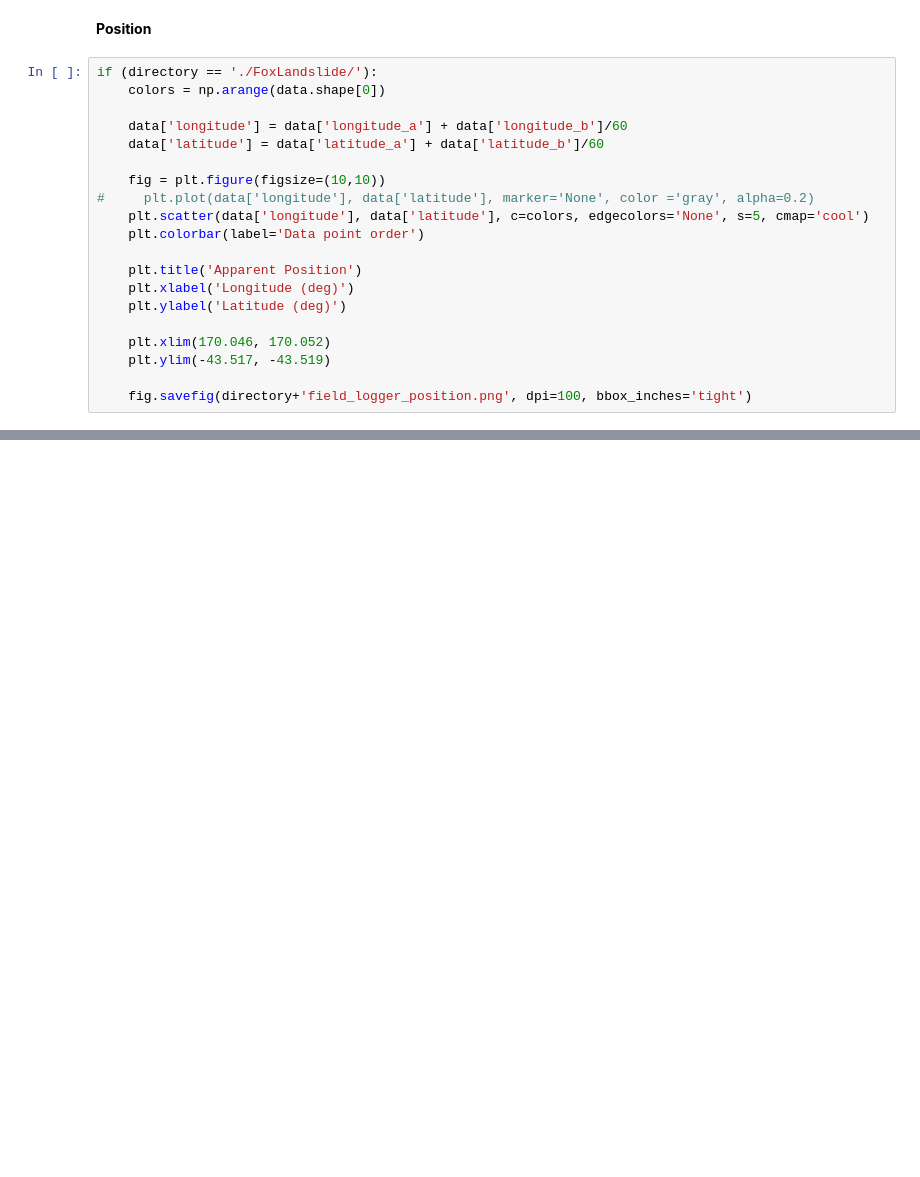
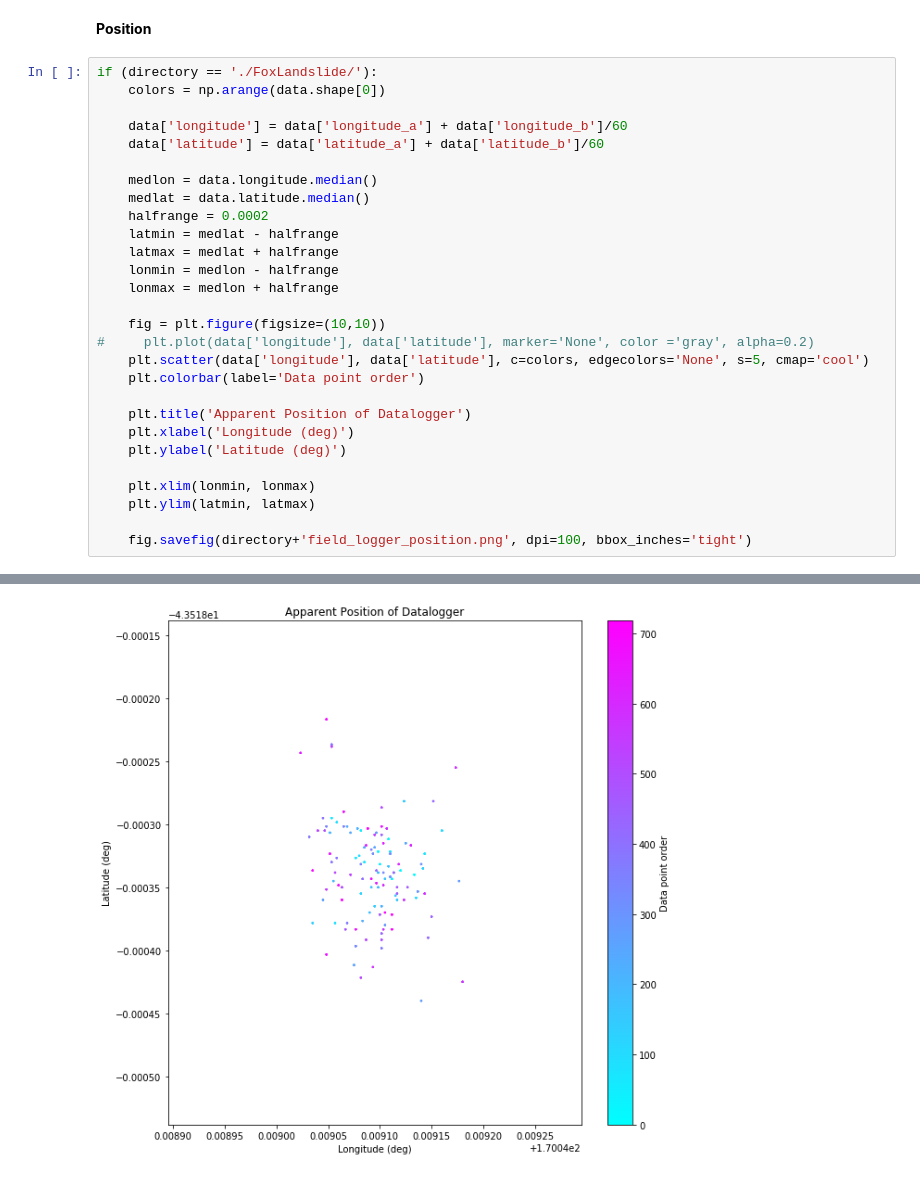
Before and after one commit to rumachan/datalogger_project, a Jupyter notebook: field_logger_data_check.ipynb, the cells around one changed output, grey strips where cells are left out. Cells and saved outputs as stored; diff of their text form; blank space fills up the shorter version.

Commit message:
logger position plot scaling improved

```diff
--- a/field_logger_data_check.ipynb
+++ b/field_logger_data_check.ipynb
@@ -190,16 +207,25 @@ if (directory == './FoxLandslide/'):
     data['longitude'] = data['longitude_a'] + data['longitude_b']/60
     data['latitude'] = data['latitude_a'] + data['latitude_b']/60
 
+    medlon = data.longitude.median()
+    medlat = data.latitude.median()
+    halfrange = 0.0002
+    latmin = medlat - halfrange
+    latmax = medlat + halfrange
+    lonmin = medlon - halfrange
+    lonmax = medlon + halfrange
+
     fig = plt.figure(figsize=(10,10))
 #     plt.plot(data['longitude'], data['latitude'], marker='None', color ='gray', alpha=0.2)
     plt.scatter(data['longitude'], data['latitude'], c=colors, edgecolors='None', s=5, cmap='cool')
     plt.colorbar(label='Data point order')
 
-    plt.title('Apparent Position')
+    plt.title('Apparent Position of Datalogger')
     plt.xlabel('Longitude (deg)')
     plt.ylabel('Latitude (deg)')
 
-    plt.xlim(170.046, 170.052)
-    plt.ylim(-43.517, -43.519)
+    plt.xlim(lonmin, lonmax)
+    plt.ylim(latmin, latmax)
 
     fig.savefig(directory+'field_logger_position.png', dpi=100, bbox_inches='tight')
+# %% [output]
@@ -205,0 +242 @@ if (directory == './FoxLandslide/'):
+[figure, added]
```
Also changed, not shown: parts of 6 cells of this notebook.
